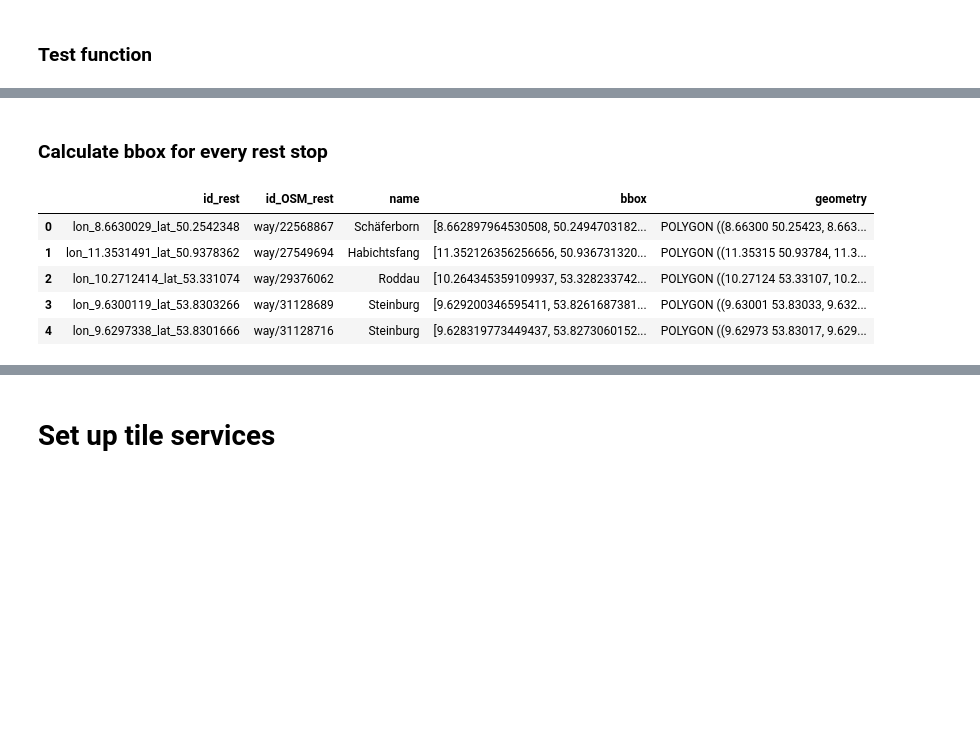
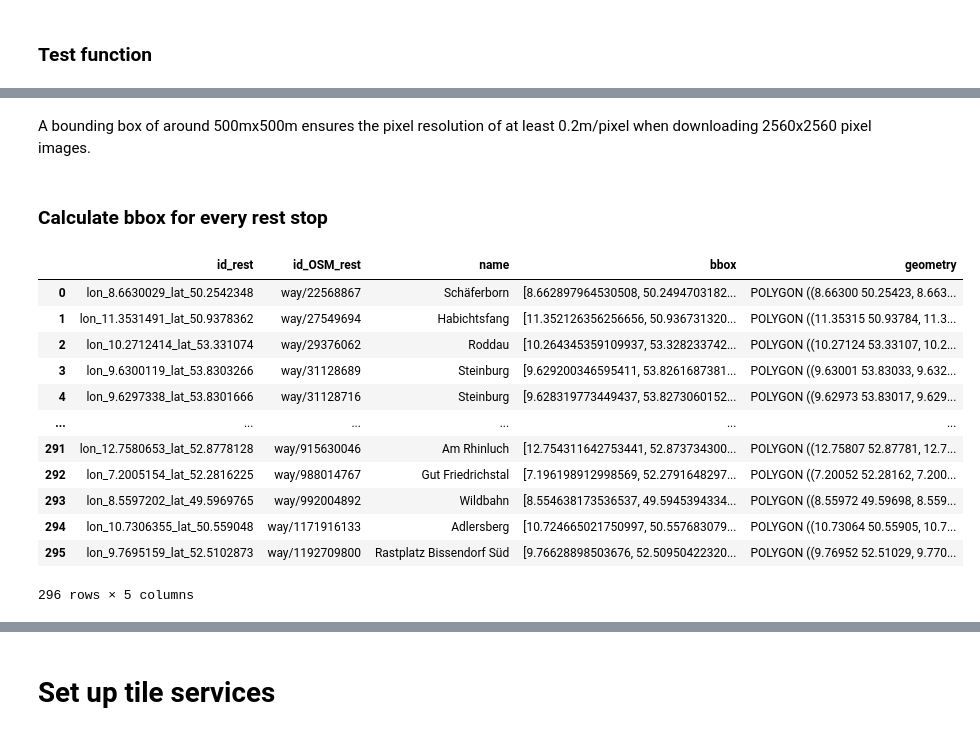
Before and after one commit to benedikt-korbach/remote-sensing-of-parking-areas, a Jupyter notebook: 02_data_acquisition/02c_download_annotate_images.ipynb, the cells around one changed output, grey strips where cells are left out. Cells and saved outputs as stored; diff of their text form; code cells hidden in the pictures; blank space fills up the shorter version.

```diff
--- a/02_data_acquisition/02c_download_annotate_images.ipynb
+++ b/02_data_acquisition/02c_download_annotate_images.ipynb
@@ -364,0 +212,7 @@ The needed minimum pixel size is: 2770 pixels.
+# %%
+# Load the GeoJSON files of correctly labelled service stations and parking areas
+parking_at_correct = gpd.read_file("02_data_acquisition/verified_parking_data/parking/parking_at_correct.geojson") # polygons of parkings areas at correctly labelled service stations
+correctly_labelled_service_stations = gpd.read_file("02_data_acquisition/verified_parking_data/service_stations/correctly_labelled_service_stations.geojson") # polygons of verified rest stops
+
+# Load the GeoJSON files of wrongly labelled service stations
+parking_at_wrong = gpd.read_file("02_data_acquisition/verified_parking_data/parking/parking_at_wrong.geojson") # polygons of parkings areas at wrongly labelled service stations
@@ -463,3 +362,5 @@ The bounding box has a width of: 501m and a height of: 501m
+# %% [markdown]
+A bounding box of around 500mx500m ensures the pixel resolution of at least 0.2m/pixel when downloading 2560x2560 pixel images.
 # %% [markdown]
 ### Calculate bbox for every rest stop
 # %%
@@ -467,17 +368,26 @@ The bounding box has a width of: 501m and a height of: 501m
 random.seed(103)
 
 # Create image bounding boxes for every rest station
-rest_stations_ver["bbox"] = rest_stations_ver['geometry'].apply(create_image_bounding_box)
+correctly_labelled_service_stations["bbox"] = correctly_labelled_service_stations['geometry'].apply(create_image_bounding_box)
+wrongly_labelled_service_stations["bbox"] = wrongly_labelled_service_stations['geometry'].apply(create_image_bounding_box)
 # %%
 # Change order of columns to comply with geopandas convention
 
-rest_stations_ver = rest_stations_ver[["id_rest", "id_OSM_rest", "name", "bbox", "geometry"]]
+correctly_labelled_service_stations = correctly_labelled_service_stations[["id_rest", "id_OSM_rest", "name", "bbox", "geometry"]]
+wrongly_labelled_service_stations = wrongly_labelled_service_stations[["id_rest", "id_OSM_rest", "name", "bbox", "geometry"]]
-# %%
-rest_stations_ver.head()
-# %% [output]
-|  | id_rest | id_OSM_rest | name | bbox | geometry |
-| 0 | lon_8.6630029_lat_50.2542348 | way/22568867 | Schäferborn | [8.662897964530508, 50.2494703182... | POLYGON ((8.66300 50.25423, 8.663... |
-| 1 | lon_11.3531491_lat_50.9378362 | way/27549694 | Habichtsfang | [11.352126356256656, 50.936731320... | POLYGON ((11.35315 50.93784, 11.3... |
-| 2 | lon_10.2712414_lat_53.331074 | way/29376062 | Roddau | [10.264345359109937, 53.328233742... | POLYGON ((10.27124 53.33107, 10.2... |
-| 3 | lon_9.6300119_lat_53.8303266 | way/31128689 | Steinburg | [9.629200346595411, 53.8261687381... | POLYGON ((9.63001 53.83033, 9.632... |
-| 4 | lon_9.6297338_lat_53.8301666 | way/31128716 | Steinburg | [9.628319773449437, 53.8273060152... | POLYGON ((9.62973 53.83017, 9.629... |
+# %%
+correctly_labelled_service_stations
+# %% [output]
+|  | id_rest | id_OSM_rest | name | bbox | geometry |
+| 0 | lon_8.6630029_lat_50.2542348 | way/22568867 | Schäferborn | [8.662897964530508, 50.2494703182... | POLYGON ((8.66300 50.25423, 8.663... |
+| 1 | lon_11.3531491_lat_50.9378362 | way/27549694 | Habichtsfang | [11.352126356256656, 50.936731320... | POLYGON ((11.35315 50.93784, 11.3... |
+| 2 | lon_10.2712414_lat_53.331074 | way/29376062 | Roddau | [10.264345359109937, 53.328233742... | POLYGON ((10.27124 53.33107, 10.2... |
+| 3 | lon_9.6300119_lat_53.8303266 | way/31128689 | Steinburg | [9.629200346595411, 53.8261687381... | POLYGON ((9.63001 53.83033, 9.632... |
+| 4 | lon_9.6297338_lat_53.8301666 | way/31128716 | Steinburg | [9.628319773449437, 53.8273060152... | POLYGON ((9.62973 53.83017, 9.629... |
+| ... | ... | ... | ... | ... | ... |
+| 291 | lon_12.7580653_lat_52.8778128 | way/915630046 | Am Rhinluch | [12.754311642753441, 52.873734300... | POLYGON ((12.75807 52.87781, 12.7... |
+| 292 | lon_7.2005154_lat_52.2816225 | way/988014767 | Gut Friedrichstal | [7.196198912998569, 52.2791648297... | POLYGON ((7.20052 52.28162, 7.200... |
+| 293 | lon_8.5597202_lat_49.5969765 | way/992004892 | Wildbahn | [8.554638173536537, 49.5945394334... | POLYGON ((8.55972 49.59698, 8.559... |
+| 294 | lon_10.7306355_lat_50.559048 | way/1171916133 | Adlersberg | [10.724665021750997, 50.557683079... | POLYGON ((10.73064 50.55905, 10.7... |
+| 295 | lon_9.7695159_lat_52.5102873 | way/1192709800 | Rastplatz Bissendorf Süd | [9.76628898503676, 52.50950422320... | POLYGON ((9.76952 52.51029, 9.770... |
+296 rows × 5 columns
```
Also changed, not shown: parts of 82 cells of this notebook, 43 other files.
